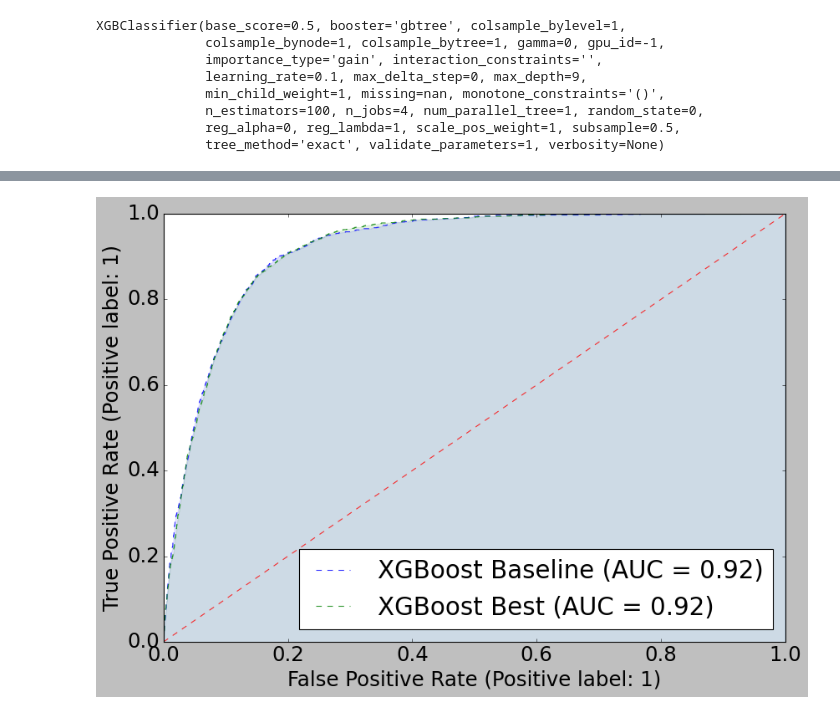
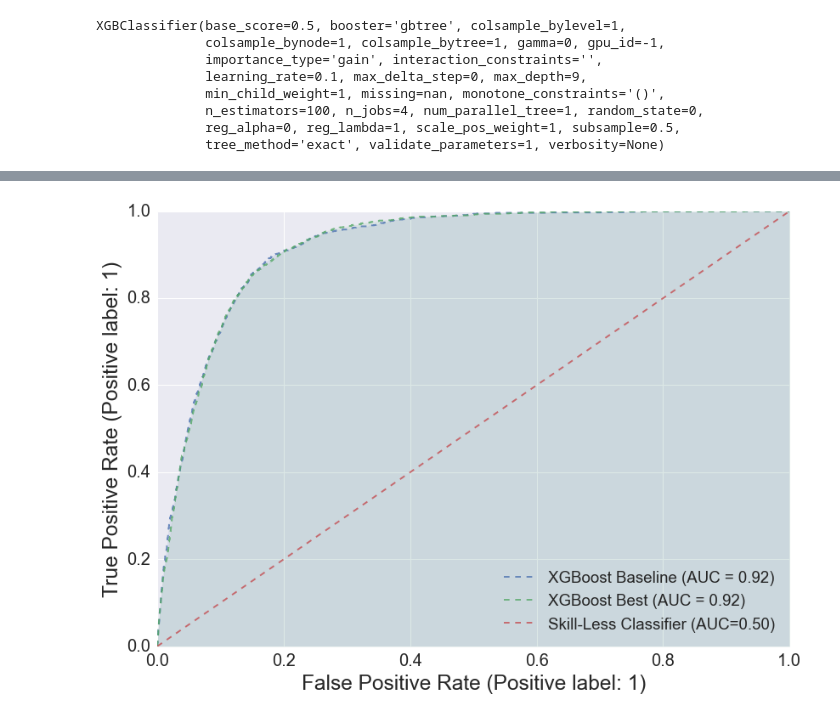
Before and after one commit to VedantVarshney/hsbc_dse_project, a Jupyter notebook: notebooks/XGBoost.ipynb, the cells around one changed output, grey strips where cells are left out. Cells and saved outputs as stored; diff of their text form; code cells hidden in the pictures.

Commit message:
Misc cleaning, XGBoost presentation plots cleaned

```diff
--- a/notebooks/XGBoost.ipynb
+++ b/notebooks/XGBoost.ipynb
@@ -311,0 +308,25 @@ interactive(children=(IntSlider(value=220, description='h_neg', max=359), IntSli
+# %%
+plots_dir = Path("../plots/xgboost")
+
+if not plots_dir.is_dir():
+    plots_dir.mkdir()
+# %%
+reload(utils)
+
+# report_df = utils.classification_report_df(xgb_clf_base, X_test, y_test, plot=True)
+
+plt.style.use("default")
+
+plt.rcParams.update({'font.size': 14,
+                    'axes.labelsize': 20,
+                    'axes.titlesize': 20})
+
+report_df = utils.compare_classification_reports([xgb_best, xgb_best],
+                                                 [X_train_res, X_test],
+                                                 [y_train_res, y_test],
+                                                 names=["Training Perfomance", "Testing Performance"],
+                                                 suptitle="Tuned XGBoost Classifier",
+                                                 plot=True,
+                                                 subplot_kwargs=dict(nrows=2, figsize=(8, 12)),
+                                                 cbar_orient="vertical",
+                                                  save_fpath=plots_dir/"xgb_boost_best_report.png")
@@ -312,12 +335,18 @@ interactive(children=(IntSlider(value=220, description='h_neg', max=359), IntSli
 # %%
-plt.style.use("classic")
+# Styling
 
-plt.rcParams.update({'font.size': 22,
-                            'figure.figsize': (12, 8)})
+plt.style.use("seaborn")
+
+plt.rcParams.update({'font.size': 14,
+                    'axes.labelsize': 22,
+                    'xtick.labelsize': 18,
+                    'ytick.labelsize': 18})
 # %%
 reload(utils)
 
-utils.plot_roc_curve([xgb_clf_base, gs.best_estimator_], X_test, y_test,
-                         labels=["XGBoost Baseline", "XGBoost Best"])
+utils.plot_roc_curve([xgb_clf_base, xgb_best], X_test, y_test,
+                         labels=["XGBoost Baseline", "XGBoost Best"],
+                     subplots_kwargs={"figsize": (12, 8)},
+                    save_fpath=plots_dir/"xgboost_roc.png")
 # %% [output]
-[figure, old version]
+[figure, new version]
```
Also changed, not shown: parts of 6 cells of this notebook, 6 other files.
